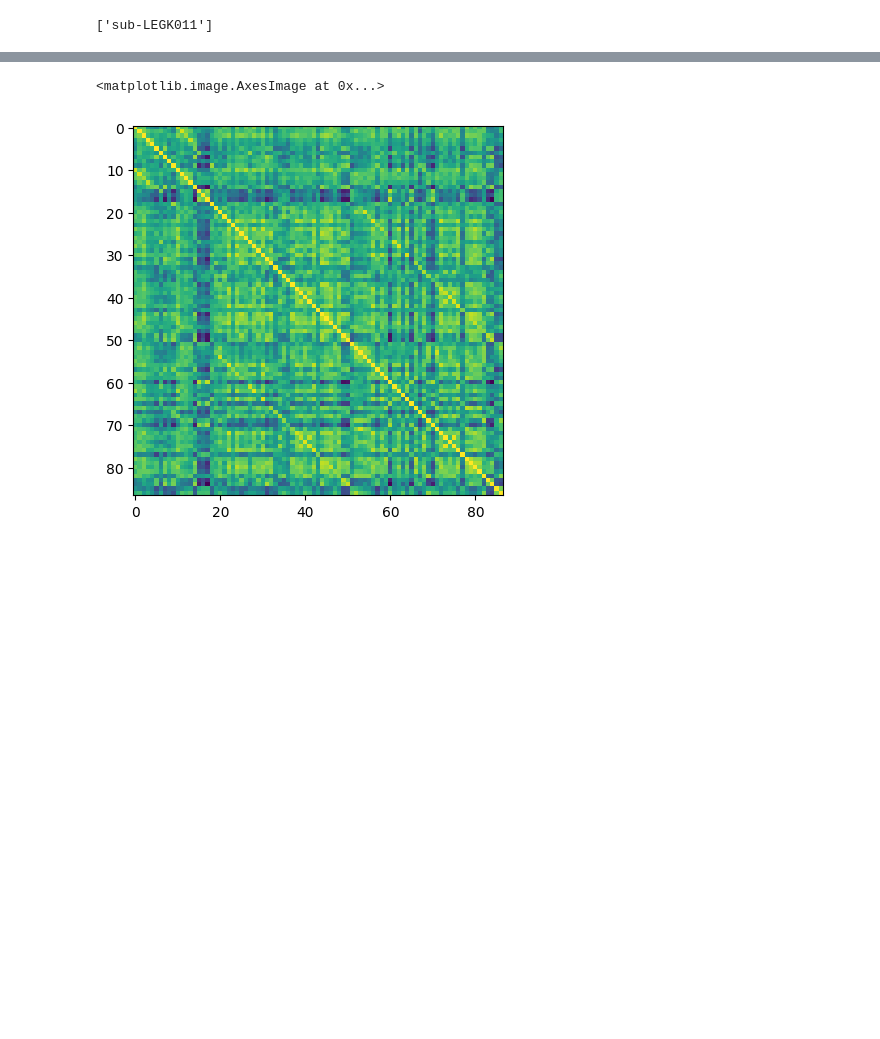
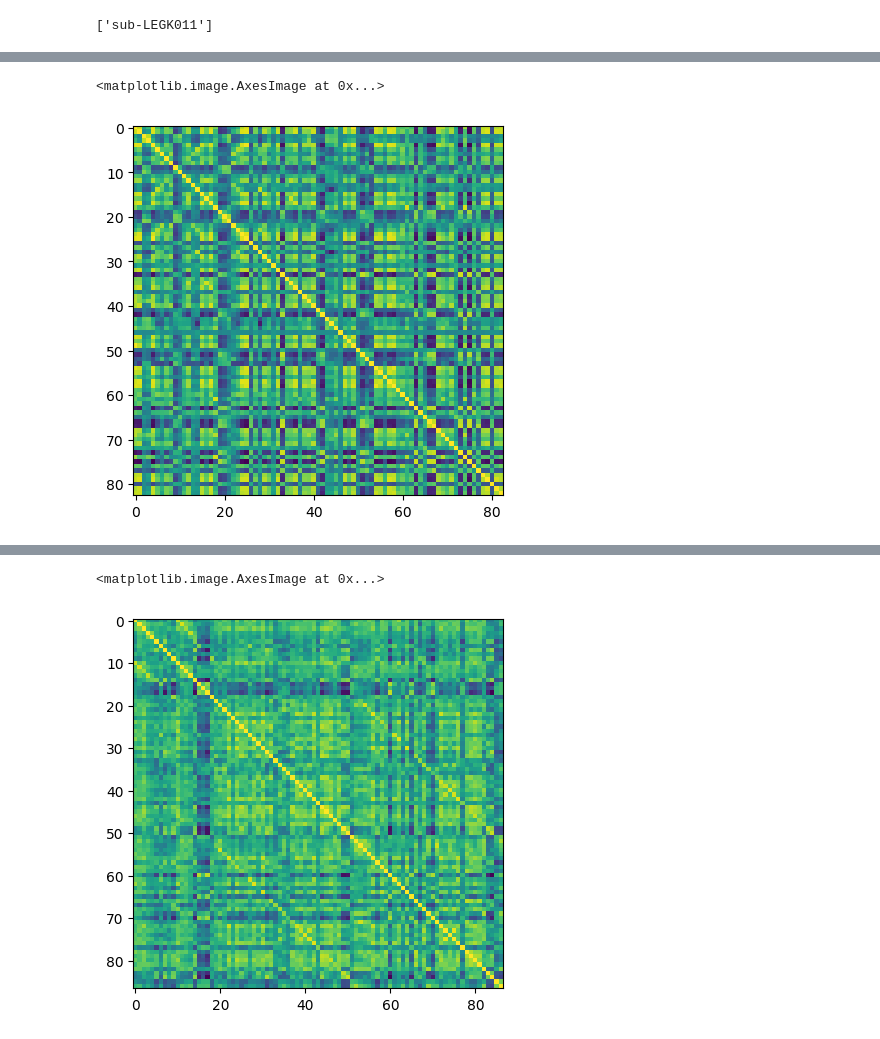
Before and after one commit to daviddaubner42/nmdare-processing, a Jupyter notebook: code/cifti_fc.ipynb, the cells around one changed output, grey strips where cells are left out. Saved outputs shown, nothing was run; the diff lists cells and outputs as text; code cells hidden in the pictures; blank space fills up the shorter version.

```diff
--- a/code/cifti_fc.ipynb
+++ b/code/cifti_fc.ipynb
@@ -43,3 +41,5 @@ derivatives_dir = "Users/brainsimulation/Desktop/nmdare-data-fmriprep/derivative
+# %%
+derivatives_dir = "/home/david-daubner/Desktop/NMDARE/results"
 # %%
 import os
 
@@ -91,0 +106,6 @@ time_series.shape
+# %%
+fc_wb = nib.load(fc_fname)
+plt.imshow(fc_wb.dataobj)
+# %% [output]
+<matplotlib.image.AxesImage at 0x...>
+[figure, added]
```
Also changed, not shown: parts of 8 cells of this notebook, 5 other files.
